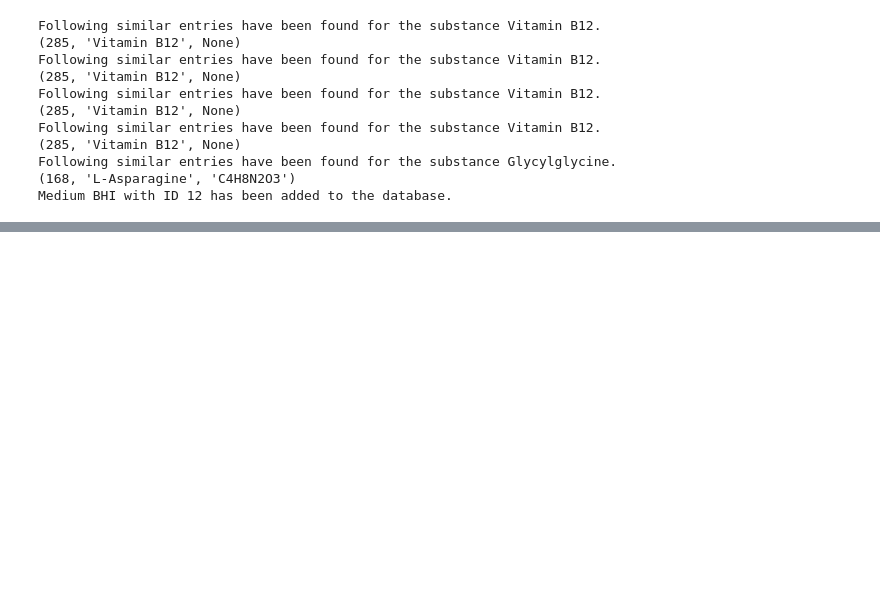
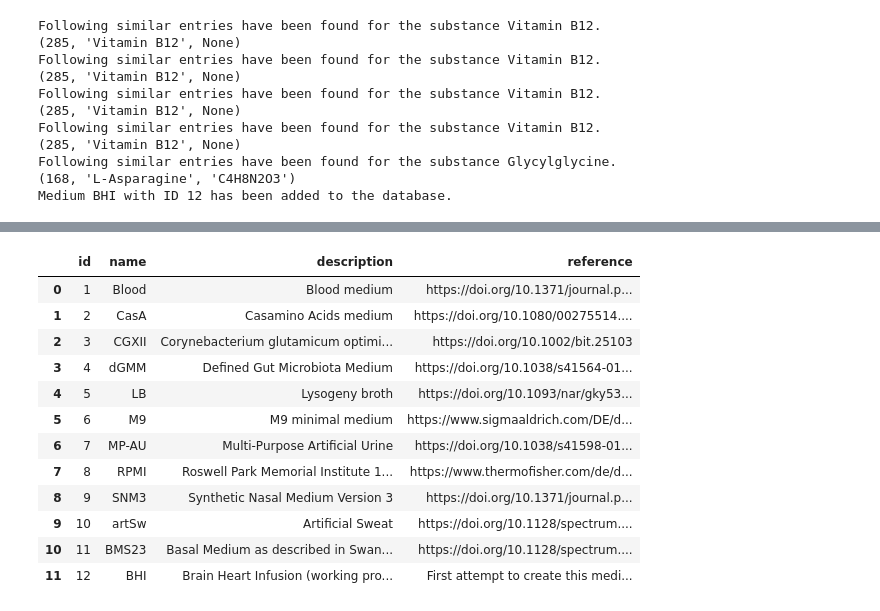
Before and after one commit to draeger-lab/refinegems, a Jupyter notebook: dev/create_BHI_medium.ipynb, the cells around one changed output, grey strips where cells are left out. Saved outputs shown, nothing was run; the diff lists cells and outputs as text; code cells hidden in the pictures; blank space fills up the shorter version.

```diff
--- a/dev/create_BHI_medium.ipynb
+++ b/dev/create_BHI_medium.ipynb
@@ -215,0 +222,2 @@ missing in DB
+# %%
+artse = medium.load_subset_from_db("artSe")
@@ -215,0 +244,2 @@ missing in DB
+# %%
+medium.load_medium_from_db("artSw").substance_table["name"].unique()
@@ -215,0 +257,19 @@ missing in DB
+# %%
+from refinegems.classes import medium
+from refinegems.utility.io import load_a_table_from_database
+load_a_table_from_database("medium", query=False)
+#.substance_table["name"].unique()
+# %% [output]
+|  | id | name | description | reference |
+| 0 | 1 | Blood | Blood medium | https://doi.org/10.1371/journal.p... |
+| 1 | 2 | CasA | Casamino Acids medium | https://doi.org/10.1080/00275514.... |
+| 2 | 3 | CGXII | Corynebacterium glutamicum optimi... | https://doi.org/10.1002/bit.25103 |
+| 3 | 4 | dGMM | Defined Gut Microbiota Medium | https://doi.org/10.1038/s41564-01... |
+| 4 | 5 | LB | Lysogeny broth | https://doi.org/10.1093/nar/gky53... |
+| 5 | 6 | M9 | M9 minimal medium | https://www.sigmaaldrich.com/DE/d... |
+| 6 | 7 | MP-AU | Multi-Purpose Artificial Urine | https://doi.org/10.1038/s41598-01... |
+| 7 | 8 | RPMI | Roswell Park Memorial Institute 1... | https://www.thermofisher.com/de/d... |
+| 8 | 9 | SNM3 | Synthetic Nasal Medium Version 3 | https://doi.org/10.1371/journal.p... |
+| 9 | 10 | artSw | Artificial Sweat | https://doi.org/10.1128/spectrum.... |
+| 10 | 11 | BMS23 | Basal Medium as described in Swan... | https://doi.org/10.1128/spectrum.... |
+| 11 | 12 | BHI | Brain Heart Infusion (working pro... | First attempt to create this medi... |
```
Also changed, not shown: parts of 4 cells of this notebook, 3 other files.
